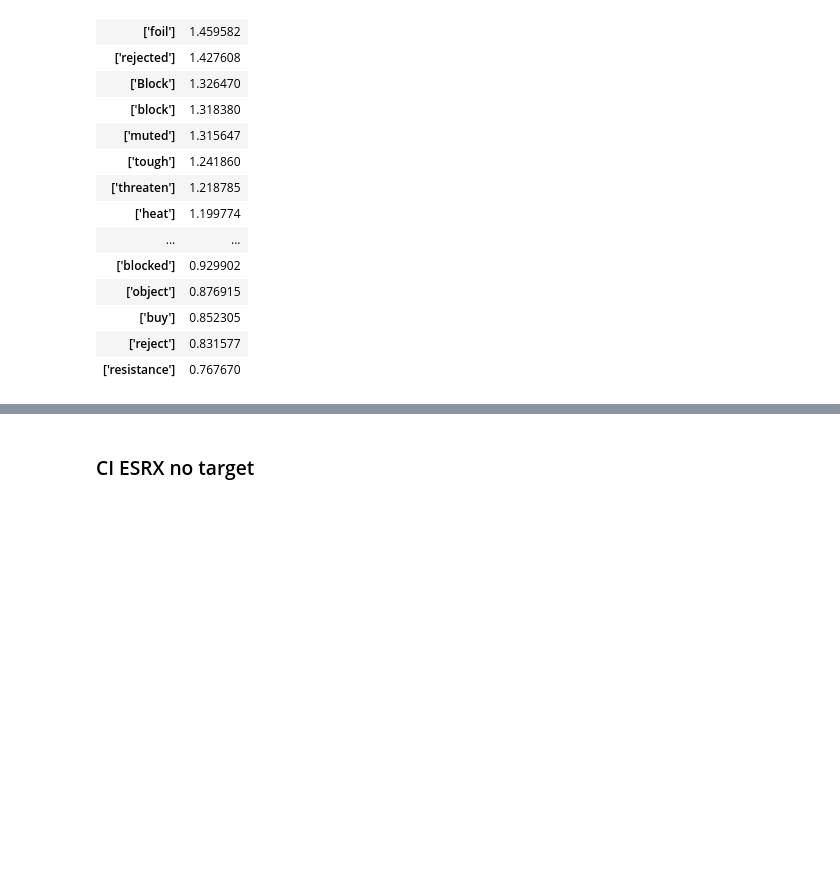
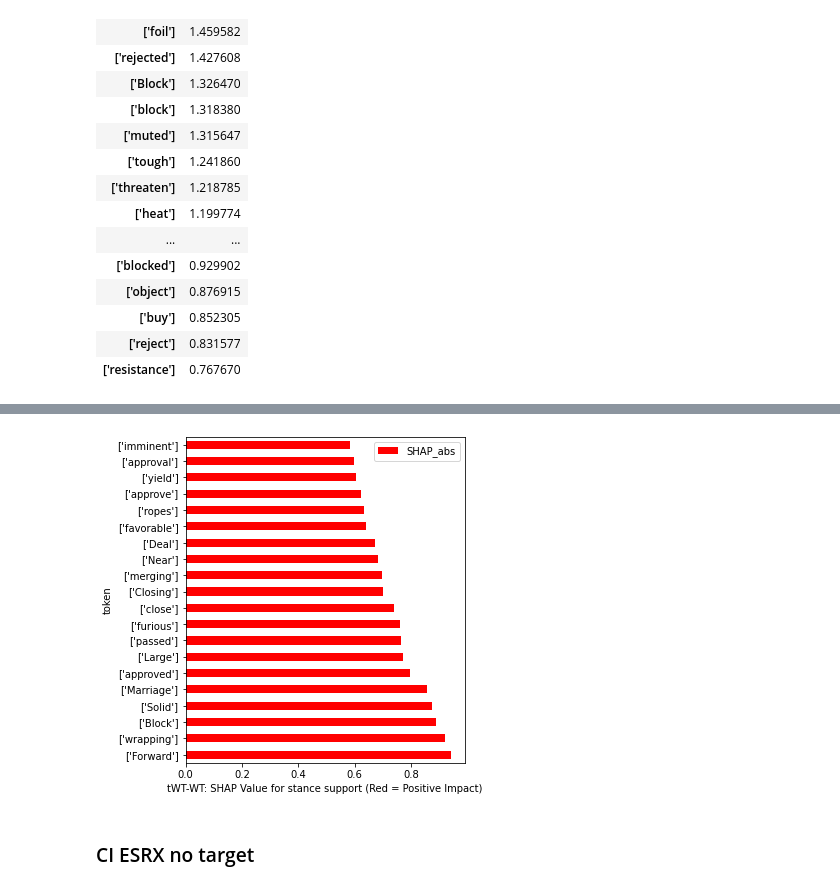
Before and after one commit to mangalm96/explainablenlp-info259, a Jupyter notebook: interpret_shap_analysis.ipynb, the cells around one changed output, grey strips where cells are left out. Drawn from its saved outputs; the diff is of its cells as text; code cells hidden in the pictures; blank space fills up the shorter version.

```diff
--- a/interpret_shap_analysis.ipynb
+++ b/interpret_shap_analysis.ipynb
@@ -314,3 +347,7 @@ groupby_df.sort_values("refute",ascending=False)[['refute']].head(20)
+# %%
+ABS_SHAP(groupby_df, "support", 20)
+# %% [output]
+[figure, added]
 # %% [markdown]
 ### CI ESRX no target
 # %%
```
Also changed, not shown: parts of 10 cells of this notebook.
